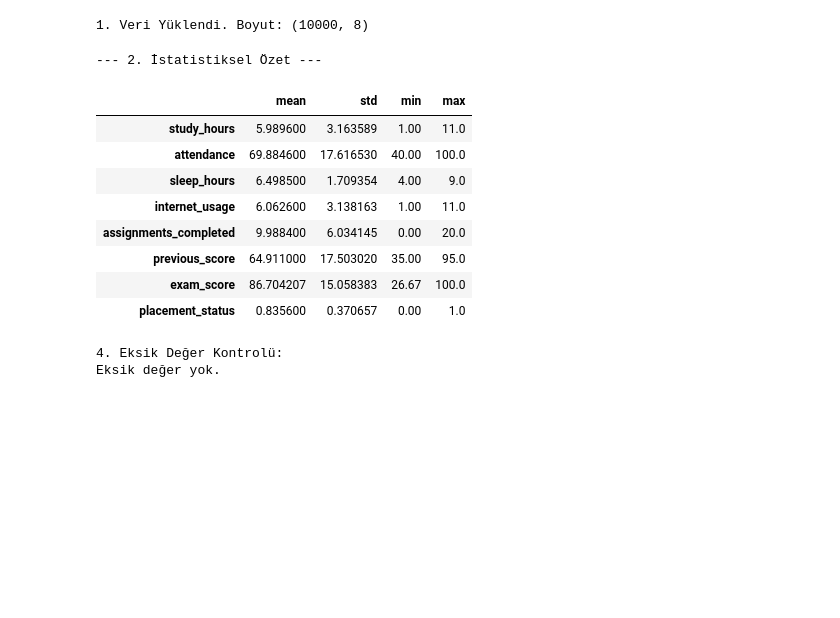
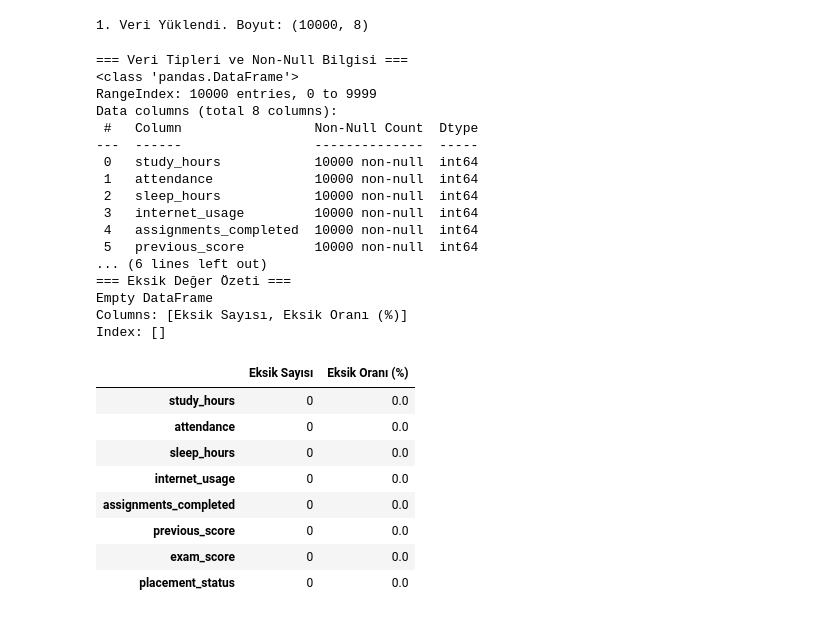
Before and after one commit to JibrilGY/FastApiProject, a Jupyter notebook: data_analysis/student_analysis.ipynb, the cells around one changed output. Cells and saved outputs as stored; diff of their text form; code cells hidden in the pictures; blank space fills up the shorter version.

```diff
--- a/data_analysis/student_analysis.ipynb
+++ b/data_analysis/student_analysis.ipynb
@@ -12,30 +12,35 @@ print(f"1. Veri Yüklendi. Boyut: {df.shape}")
 # %% [output]
 1. Veri Yüklendi. Boyut: (10000, 8)
 # %%
-# --- 2. Numerical Columns Statistical Summary ---
-print("\n--- 2. İstatistiksel Özet ---")
-display(df.describe().T[["mean", "std", "min", "max"]])
+# --- 2. Genel Yapı, Tipler ve Eksik Veri Analizi ---
+check_general_structure(df)
 # %% [output]
---- 2. İstatistiksel Özet ---
+=== Veri Tipleri ve Non-Null Bilgisi ===
+<class 'pandas.DataFrame'>
+RangeIndex: 10000 entries, 0 to 9999
+Data columns (total 8 columns):
+ #   Column                 Non-Null Count  Dtype
+---  ------                 --------------  -----
+ 0   study_hours            10000 non-null  int64
+ 1   attendance             10000 non-null  int64
+ 2   sleep_hours            10000 non-null  int64
+ 3   internet_usage         10000 non-null  int64
+ 4   assignments_completed  10000 non-null  int64
+ 5   previous_score         10000 non-null  int64
+... (6 lines left out)
+=== Eksik Değer Özeti ===
+Empty DataFrame
+Columns: [Eksik Sayısı, Eksik Oranı (%)]
+Index: []
-|  | mean | std | min | max |
-| study_hours | 5.989600 | 3.163589 | 1.00 | 11.0 |
-| attendance | 69.884600 | 17.616530 | 40.00 | 100.0 |
-| sleep_hours | 6.498500 | 1.709354 | 4.00 | 9.0 |
-| internet_usage | 6.062600 | 3.138163 | 1.00 | 11.0 |
-| assignments_completed | 9.988400 | 6.034145 | 0.00 | 20.0 |
-| previous_score | 64.911000 | 17.503020 | 35.00 | 95.0 |
-| exam_score | 86.704207 | 15.058383 | 26.67 | 100.0 |
-| placement_status | 0.835600 | 0.370657 | 0.00 | 1.0 |
+|  | Eksik Sayısı | Eksik Oranı (%) |
+| study_hours | 0 | 0.0 |
+| attendance | 0 | 0.0 |
+| sleep_hours | 0 | 0.0 |
+| internet_usage | 0 | 0.0 |
+| assignments_completed | 0 | 0.0 |
+| previous_score | 0 | 0.0 |
+| exam_score | 0 | 0.0 |
+| placement_status | 0 | 0.0 |
 # %%
-# --- 3. Check Missing Values ---
-missing_counts = df.isnull().sum()
-print("\n4. Eksik Değer Kontrolü:")
-print(
-    missing_counts[missing_counts > 0]
-    if missing_counts.sum() > 0
-    else "Eksik değer yok."
-)
+numeric_cols = df.select_dtypes(include=["number"])
-# %% [output]
-4. Eksik Değer Kontrolü:
-Eksik değer yok.
 # %%
```
Also changed, not shown: parts of 10 cells of this notebook, 24 other files.
